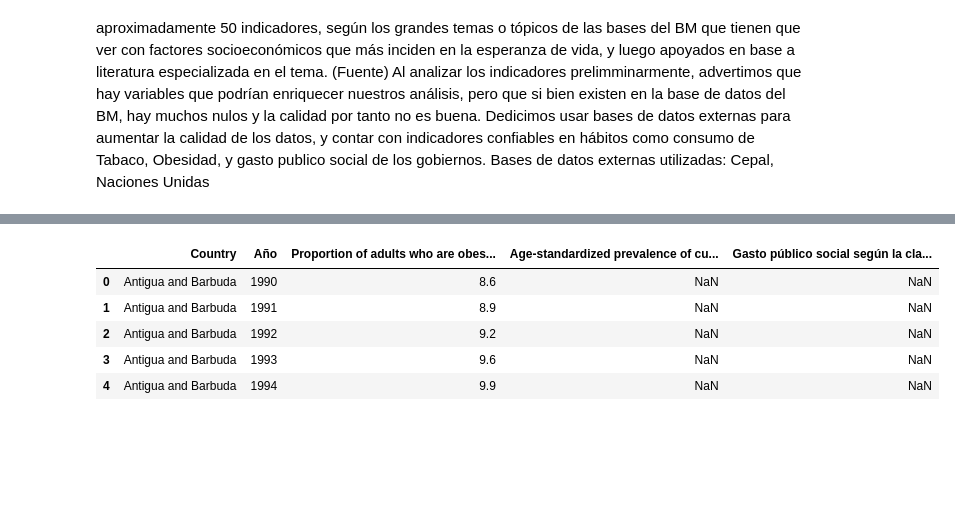
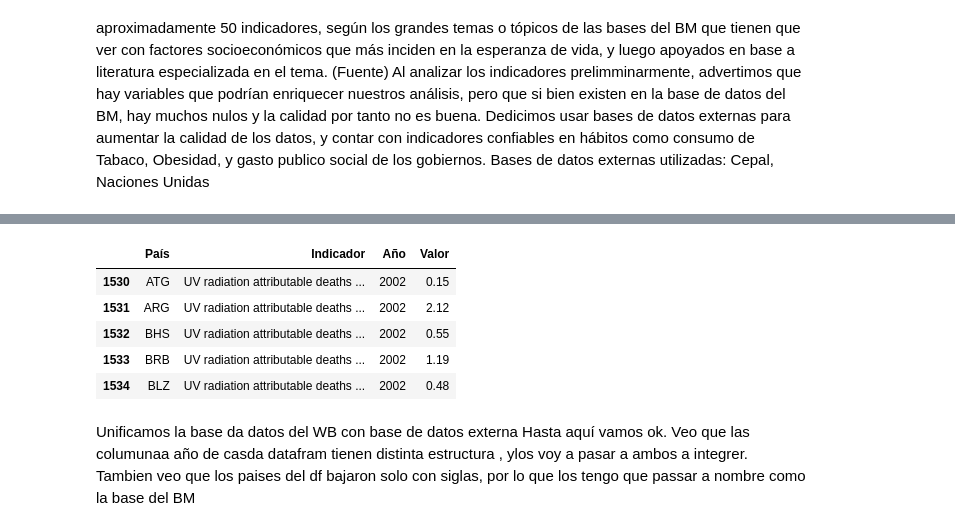
Before and after one commit to HaiderInfante/proyecto_final_bootcamp_henry, a Jupyter notebook: EDA1.ipynb, the cells around one changed output, grey strips where cells are left out. Cells and saved outputs as stored; diff of their text form; code cells hidden in the pictures; blank space fills up the shorter version.

```diff
--- a/EDA1.ipynb
+++ b/EDA1.ipynb
@@ -375,7 +369,9 @@ countries = [
              "BOL", "BRA", "PER", "DOM", "KNA", "SLV"
              ]
 # Indicadores que deseas consultar
-indicators = [
+indicators = ["SH.STA.TRAF.P5",
+"SH.DYN.NCOM.ZS",
+"SH.STA.WASH.P5",
     "FX.OWN.TOTL.ZS",
     "SP.DYN.CBRT.IN",
     "SH.XPD.KHEX.GD.ZS",
@@ -391,6 +387,7 @@ indicators = [
     "SE.SEC.CUAT.LO.ZS",
     "SP.DYN.TFRT.IN",
     "NY.GDP.MKTP.PP.KD",
+    "NY.GDP.PCAP.PP.KD", "NY.GDP.MKTP.KD.ZG",
     "SI.POV.GINI",
     "SH.STA.IYCF.ZS",
     "SP.DYN.LE00.FE.IN",
@@ -484,7 +481,9 @@ countries = [
 
 
 # Indicadores que deseas consultar
-indicators = [
+indicators = ["SH.STA.TRAF.P5",
+"SH.DYN.NCOM.ZS",
+"SH.STA.WASH.P5",
     "FX.OWN.TOTL.ZS",
     "SP.DYN.CBRT.IN",
     "SH.XPD.KHEX.GD.ZS",
@@ -500,6 +499,7 @@ indicators = [
     "SE.SEC.CUAT.LO.ZS",
     "SP.DYN.TFRT.IN",
     "NY.GDP.MKTP.PP.KD",
+    "NY.GDP.PCAP.PP.KD", "NY.GDP.MKTP.KD.ZG",
     "SI.POV.GINI",
     "SH.STA.IYCF.ZS",
     "SP.DYN.LE00.FE.IN",
@@ -590,7 +590,9 @@ data_df2
 countries =[ "LCA", "VCT", "SUR", "TTO", "URY", "VEN"  ]
 
 # Indicadores que deseas consultar
-indicators = [
+indicators = ["SH.STA.TRAF.P5",
+"SH.DYN.NCOM.ZS",
+"SH.STA.WASH.P5",
     "FX.OWN.TOTL.ZS",
     "SP.DYN.CBRT.IN",
     "SH.XPD.KHEX.GD.ZS",
@@ -606,6 +608,7 @@ indicators = [
     "SE.SEC.CUAT.LO.ZS",
     "SP.DYN.TFRT.IN",
     "NY.GDP.MKTP.PP.KD",
+    "NY.GDP.PCAP.PP.KD", "NY.GDP.MKTP.KD.ZG",
     "SI.POV.GINI",
     "SH.STA.IYCF.ZS",
     "SP.DYN.LE00.FE.IN",
@@ -749,9 +855,17 @@ concatenated_df3 = pd.concat([data_df5, data_df6, data_df7], ignore_index=True)
+# %%
+#Prueba
+# Filtrardesde 1990 hasta 2002
+filtered_df = df.loc[
+    (df['Año'] >= 1990) & (df['Año'] <= 2003)
+]
+
+# El DataFrame 'filtered_df' contendrá los datos de los países ARG y VEN desde 1990 hasta 2002.
 # %%
-concatenated_df3.head()
+filtered_df.head()
 # %% [output]
-|  | Country | Año | Proportion of adults who are obes... | Age-standardized prevalence of cu... | Gasto público social según la cla... |
-| 0 | Antigua and Barbuda | 1990 | 8.6 | NaN | NaN |
-| 1 | Antigua and Barbuda | 1991 | 8.9 | NaN | NaN |
-| 2 | Antigua and Barbuda | 1992 | 9.2 | NaN | NaN |
-| 3 | Antigua and Barbuda | 1993 | 9.6 | NaN | NaN |
-| 4 | Antigua and Barbuda | 1994 | 9.9 | NaN | NaN |
+|  | País | Indicador | Año | Valor |
+| 1530 | ATG | UV radiation attributable deaths ... | 2002 | 0.15 |
+| 1531 | ARG | UV radiation attributable deaths ... | 2002 | 2.12 |
+| 1532 | BHS | UV radiation attributable deaths ... | 2002 | 0.55 |
+| 1533 | BRB | UV radiation attributable deaths ... | 2002 | 1.19 |
+| 1534 | BLZ | UV radiation attributable deaths ... | 2002 | 0.48 |
@@ -762,0 +877,5 @@ concatenated_df3 = concatenated_df3.rename(columns={'Country': 'País'})
+# %% [markdown]
+Unificamos la base da datos del WB con base de datos externa
+Hasta aquí vamos ok.
+Veo que las columunaa año de casda datafram tienen distinta estructura , ylos voy a pasar a ambos a integrer.
+Tambien veo que los paises  del df bajaron solo con siglas, por lo que los tengo que passar a nombre como la base del BM
```
Also changed, not shown: parts of 60 cells of this notebook.
